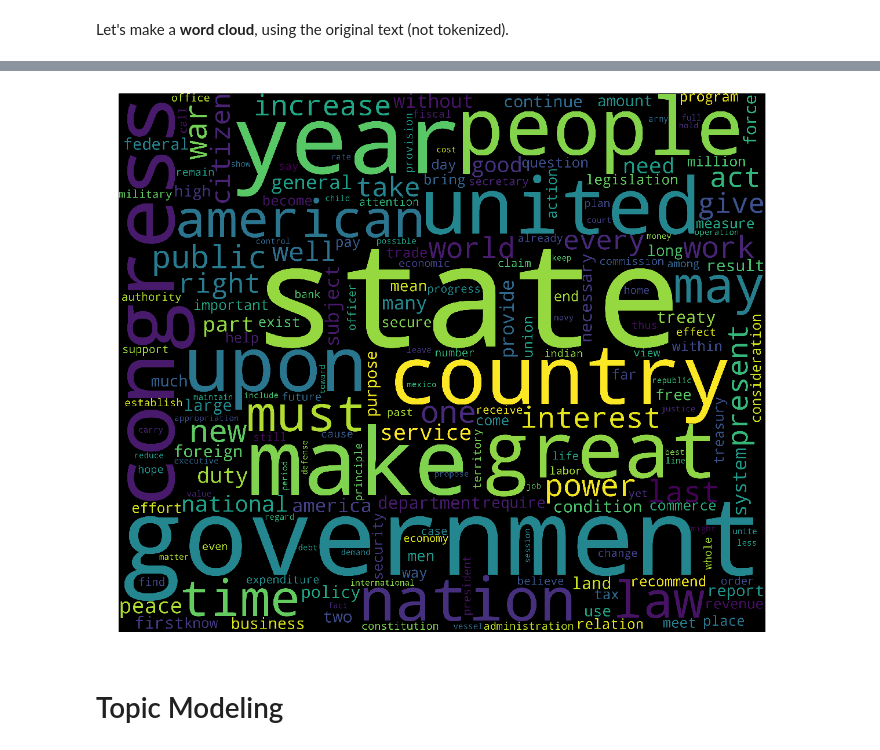
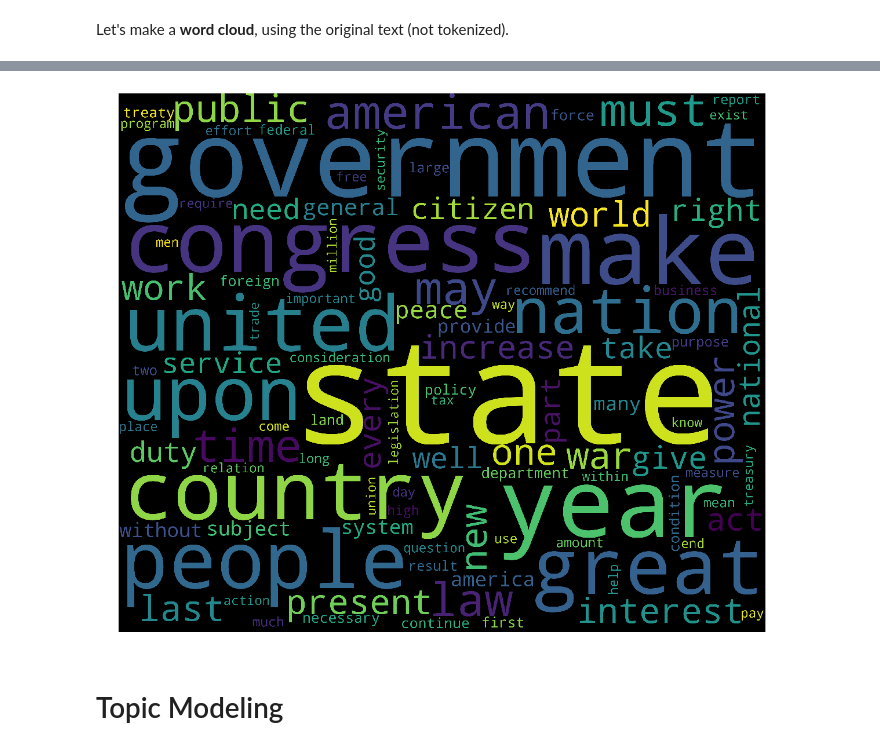
Before and after one commit to mkm29/DataScience, a Jupyter notebook: thinkful/unit/4/sotu/Topic Modeling and Classification.ipynb, the cells around one changed output, grey strips where cells are left out. Cells and saved outputs as stored; diff of their text form; code cells hidden in the pictures.

```diff
--- a/thinkful/unit/4/sotu/Topic Modeling and Classification.ipynb
+++ b/thinkful/unit/4/sotu/Topic Modeling and Classification.ipynb
@@ -213,20 +212,20 @@ Now let's make one using our **tokens** (lemmatized and stemmed).
 # %%
 token_string = ''
 for tokens in df.tokens:
     token_string += ' '.join(tokens) + ' '
 
-wordcloud_tokens = WordCloud(stopwords=STOPWORDS,max_words=200,
+wordcloud_tokens = WordCloud(stopwords=STOPWORDS,max_words=100,
                       background_color='black',min_font_size=6,
                       width=3000,collocations=False,
                       height=2500
                      ).generate(token_string)
 
 plt.figure(1,figsize=(20, 20))
 plt.imshow(wordcloud_tokens)
 plt.axis('off')
 plt.show()
 # %% [output]
-[figure, old version]
+[figure, new version]
 # %% [markdown]
 # Topic Modeling
 # %%
```
Also changed, not shown: parts of 38 cells of this notebook.
